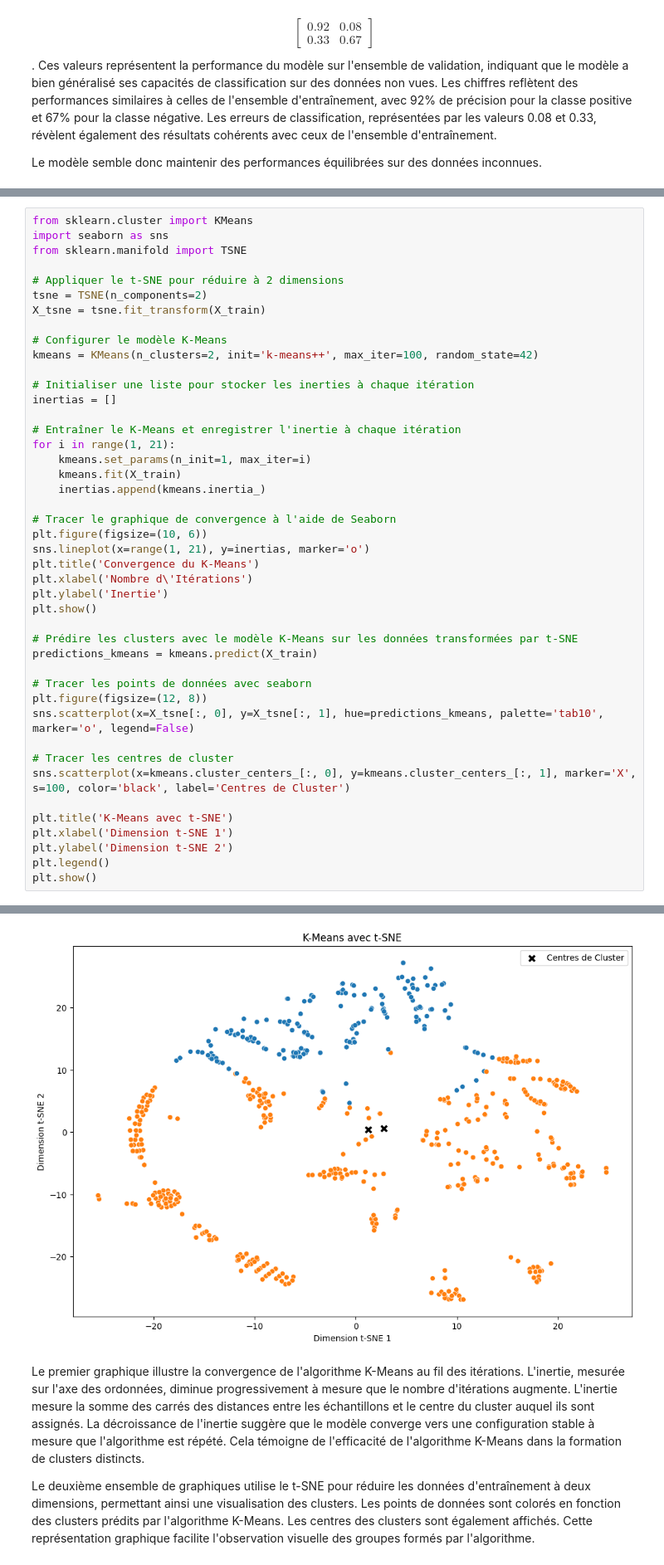
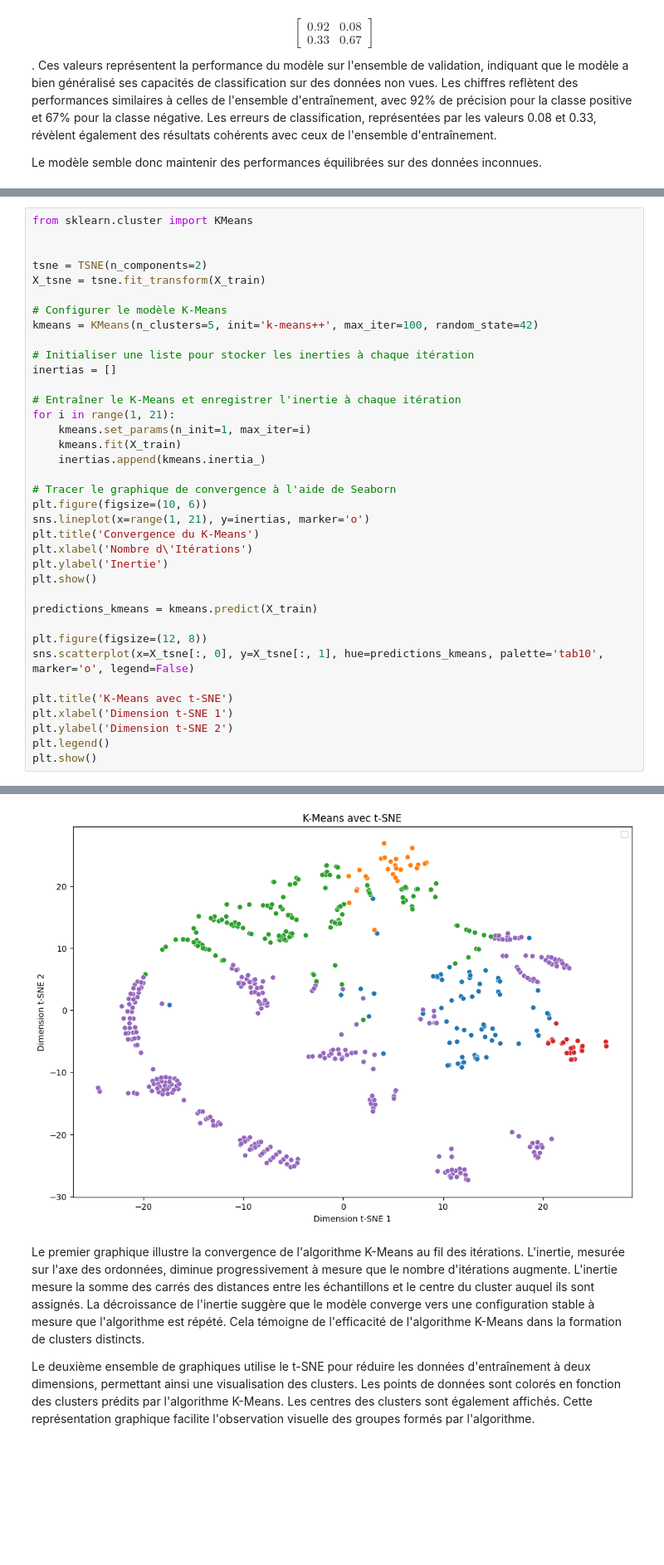
Before and after one commit to Str0mG/ML01-MachineLearning, a Jupyter notebook: Avant_rendu.ipynb, the cells around one changed output, grey strips where cells are left out. Shown at 83% size. Saved outputs shown, nothing was run; the diff lists cells and outputs as text; blank space fills up the shorter version.

```diff
--- a/Avant_rendu.ipynb
+++ b/Avant_rendu.ipynb
@@ -1892,14 +1973,12 @@ Le modèle semble donc maintenir des performances équilibrées sur des données
 # %%
 from sklearn.cluster import KMeans
-import seaborn as sns
-from sklearn.manifold import TSNE
 
-# Appliquer le t-SNE pour réduire à 2 dimensions
+
 tsne = TSNE(n_components=2)
 X_tsne = tsne.fit_transform(X_train)
 
 # Configurer le modèle K-Means
-kmeans = KMeans(n_clusters=2, init='k-means++', max_iter=100, random_state=42)
+kmeans = KMeans(n_clusters=5, init='k-means++', max_iter=100, random_state=42)
 
 # Initialiser une liste pour stocker les inerties à chaque itération
 inertias = []
@@ -1918,15 +1997,10 @@ plt.xlabel('Nombre d\'Itérations')
 plt.ylabel('Inertie')
 plt.show()
 
-# Prédire les clusters avec le modèle K-Means sur les données transformées par t-SNE
 predictions_kmeans = kmeans.predict(X_train)
 
-# Tracer les points de données avec seaborn
 plt.figure(figsize=(12, 8))
 sns.scatterplot(x=X_tsne[:, 0], y=X_tsne[:, 1], hue=predictions_kmeans, palette='tab10', marker='o', legend=False)
-
-# Tracer les centres de cluster
-sns.scatterplot(x=kmeans.cluster_centers_[:, 0], y=kmeans.cluster_centers_[:, 1], marker='X', s=100, color='black', label='Centres de Cluster')
 
 plt.title('K-Means avec t-SNE')
 plt.xlabel('Dimension t-SNE 1')
@@ -1938,4 +2013,4 @@ plt.show()
-[figure, old version]
+[figure, new version]
 # %% [markdown]
 
 
```
Also changed, not shown: parts of 29 cells of this notebook.
